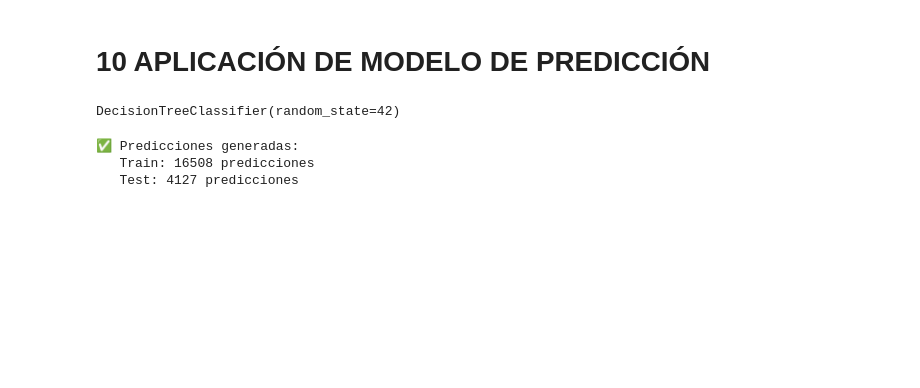
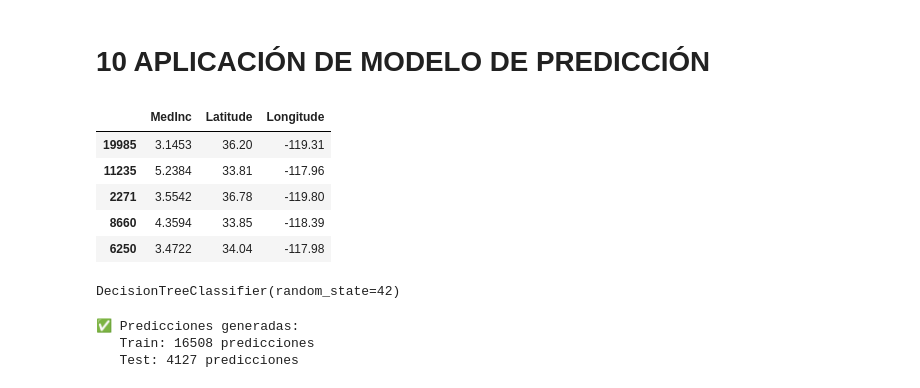
Before and after one commit to 4GeeksAcademy/cathycaz-intro-ml, a Jupyter notebook: src/09-k-means.ipynb, the cells around one changed output. Saved outputs shown, nothing was run; the diff lists cells and outputs as text; code cells hidden in the pictures; blank space fills up the shorter version.

```diff
--- a/src/09-k-means.ipynb
+++ b/src/09-k-means.ipynb
@@ -397,5 +434,17 @@ plt.show()
 # %% [markdown]
 # 10 APLICACIÓN DE MODELO DE PREDICCIÓN
+# %%
+## Eliminamos la columna 'cluster' de los datasets de entrenamiento y prueba
+X_train.drop(columns=["cluster"], inplace=True)
+X_test.drop(columns=["cluster"], inplace=True)
+X_train.head()
+# %% [output]
+|  | MedInc | Latitude | Longitude |
+| 19985 | 3.1453 | 36.20 | -119.31 |
+| 11235 | 5.2384 | 33.81 | -117.96 |
+| 2271 | 3.5542 | 36.78 | -119.80 |
+| 8660 | 4.3594 | 33.85 | -118.39 |
+| 6250 | 3.4722 | 34.04 | -117.98 |
 # %%
 model_sup = DecisionTreeClassifier(random_state = 42)
 model_sup.fit(X_train, y_train)
```
Also changed, not shown: parts of 9 cells of this notebook, 1 other file.
